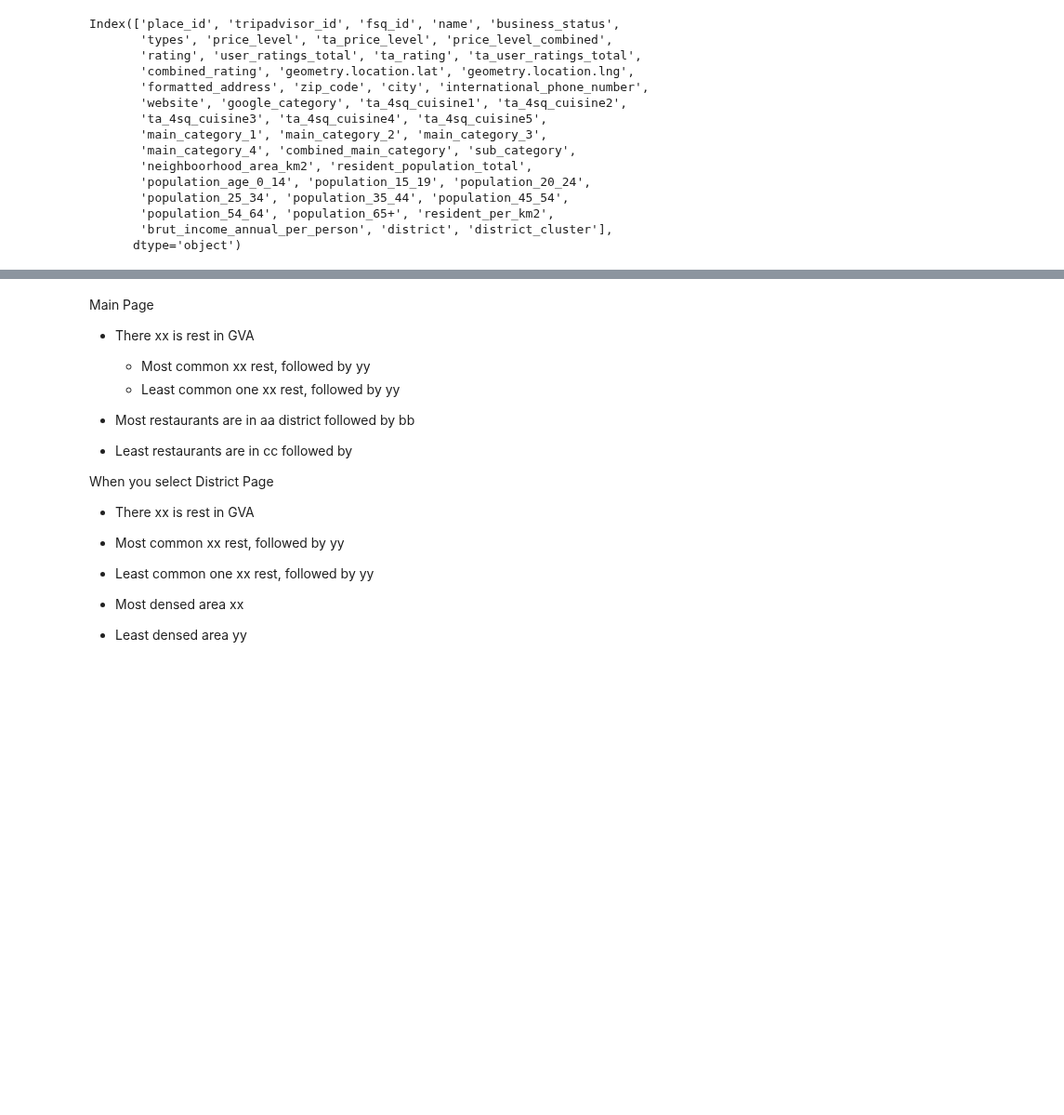
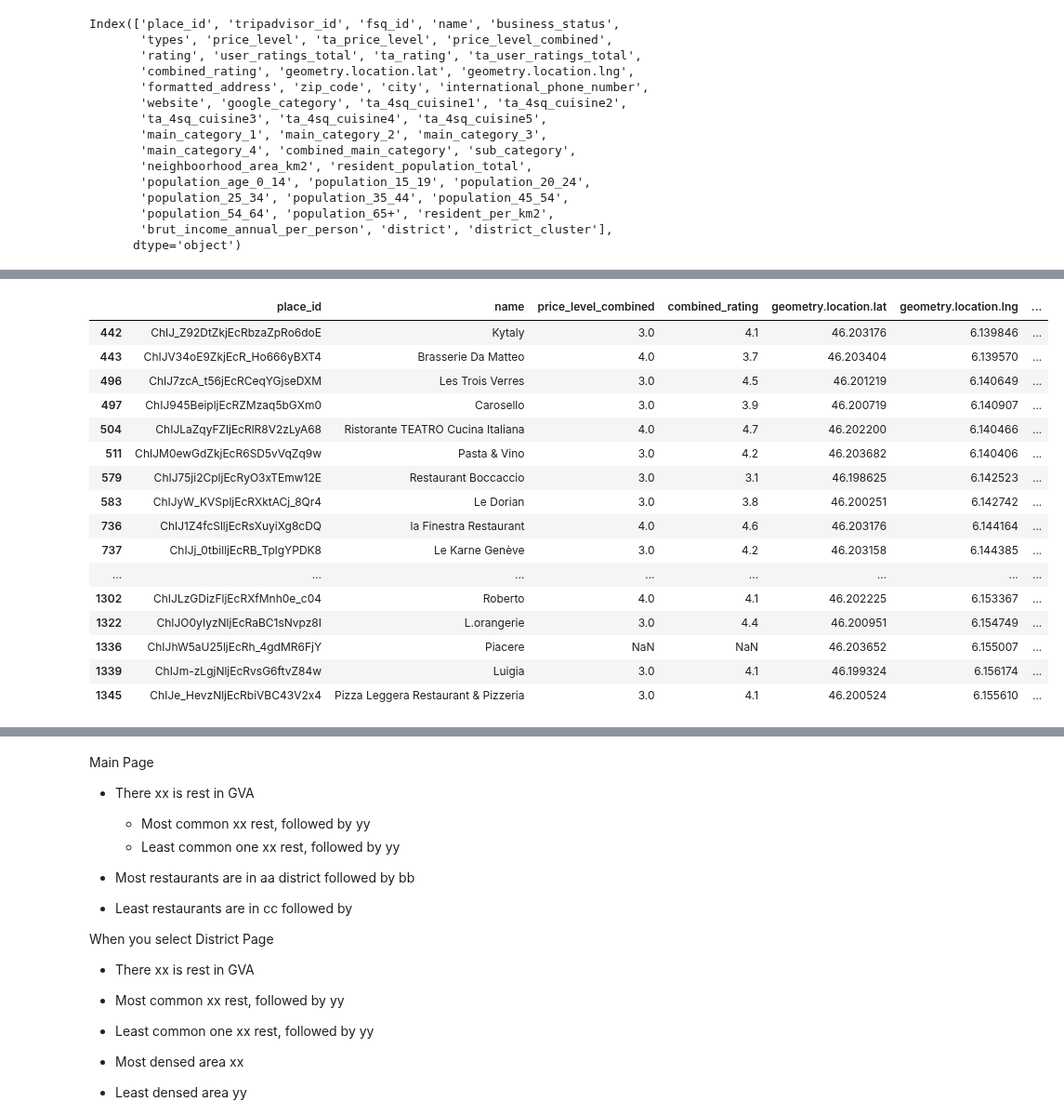
Before and after one commit to burakonurlu/best_restaurant_location, a Jupyter notebook: notebooks/burak_select_location.ipynb, the cells around one changed output, grey strips where cells are left out. Shown at 93% size. Cells and saved outputs as stored; diff of their text form; code cells hidden in the pictures; blank space fills up the shorter version.

```diff
--- a/notebooks/burak_select_location.ipynb
+++ b/notebooks/burak_select_location.ipynb
@@ -187,0 +371,24 @@ analyze_cluster(df, rest_district="Champel", rest_category='Mexican')
+# %%
+# Scenario 4, both district selected and restaurant type selected
+rest_district='Cité-Centre'
+rest_category='Italian'
+df_filtered = filter_data(df, rest_district=rest_district, rest_category=rest_category)
+df_filtered
+# %% [output]
+|  | place_id | name | price_level_combined | combined_rating | geometry.location.lat | geometry.location.lng | ... |
+| 442 | ChIJ_Z92DtZkjEcRbzaZpRo6doE | Kytaly | 3.0 | 4.1 | 46.203176 | 6.139846 | ... |
+| 443 | ChIJV34oE9ZkjEcR_Ho666yBXT4 | Brasserie Da Matteo | 4.0 | 3.7 | 46.203404 | 6.139570 | ... |
+| 496 | ChIJ7zcA_t56jEcRCeqYGjseDXM | Les Trois Verres | 3.0 | 4.5 | 46.201219 | 6.140649 | ... |
+| 497 | ChIJ945BeipljEcRZMzaq5bGXm0 | Carosello | 3.0 | 3.9 | 46.200719 | 6.140907 | ... |
+| 504 | ChIJLaZqyFZljEcRlR8V2zLyA68 | Ristorante TEATRO Cucina Italiana | 4.0 | 4.7 | 46.202200 | 6.140466 | ... |
+| 511 | ChIJM0ewGdZkjEcR6SD5vVqZq9w | Pasta & Vino | 3.0 | 4.2 | 46.203682 | 6.140406 | ... |
+| 579 | ChIJ75ji2CpljEcRyO3xTEmw12E | Restaurant Boccaccio | 3.0 | 3.1 | 46.198625 | 6.142523 | ... |
+| 583 | ChIJyW_KVSpljEcRXktACj_8Qr4 | Le Dorian | 3.0 | 3.8 | 46.200251 | 6.142742 | ... |
+| 736 | ChIJ1Z4fcSlljEcRsXuyiXg8cDQ | la Finestra Restaurant | 4.0 | 4.6 | 46.203176 | 6.144164 | ... |
+| 737 | ChIJj_0tbilljEcRB_TplgYPDK8 | Le Karne Genève | 3.0 | 4.2 | 46.203158 | 6.144385 | ... |
+| ... | ... | ... | ... | ... | ... | ... | ... |
+| 1302 | ChIJLzGDizFljEcRXfMnh0e_c04 | Roberto | 4.0 | 4.1 | 46.202225 | 6.153367 | ... |
+| 1322 | ChIJO0yIyzNljEcRaBC1sNvpz8I | L.orangerie | 3.0 | 4.4 | 46.200951 | 6.154749 | ... |
+| 1336 | ChIJhW5aU25ljEcRh_4gdMR6FjY | Piacere | NaN | NaN | 46.203652 | 6.155007 | ... |
+| 1339 | ChIJm-zLgjNljEcRvsG6ftvZ84w | Luigia | 3.0 | 4.1 | 46.199324 | 6.156174 | ... |
+| 1345 | ChIJe_HevzNljEcRbiVBC43V2x4 | Pizza Leggera Restaurant & Pizzeria | 3.0 | 4.1 | 46.200524 | 6.155610 | ... |
```
Also changed, not shown: parts of 54 cells of this notebook, 5 other files.
